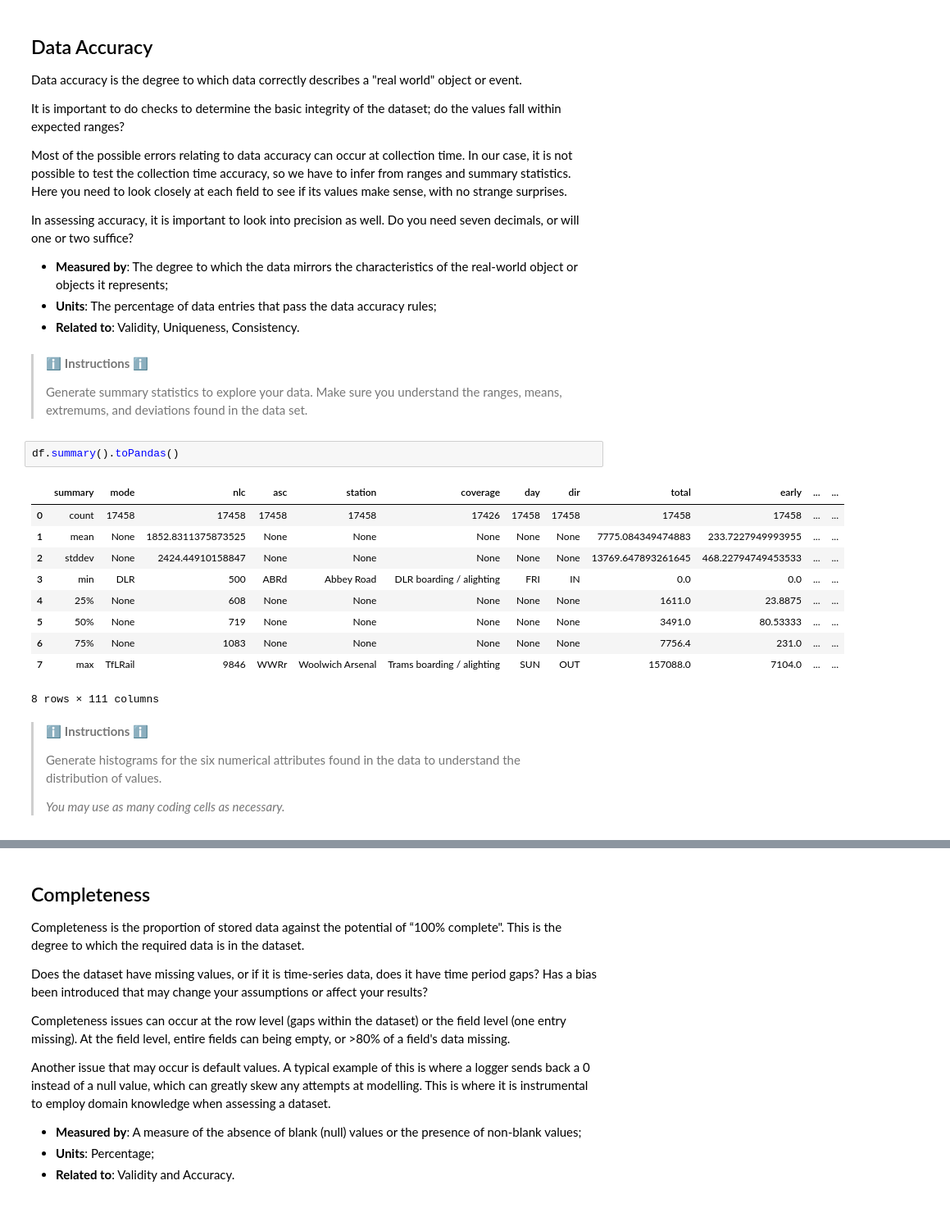
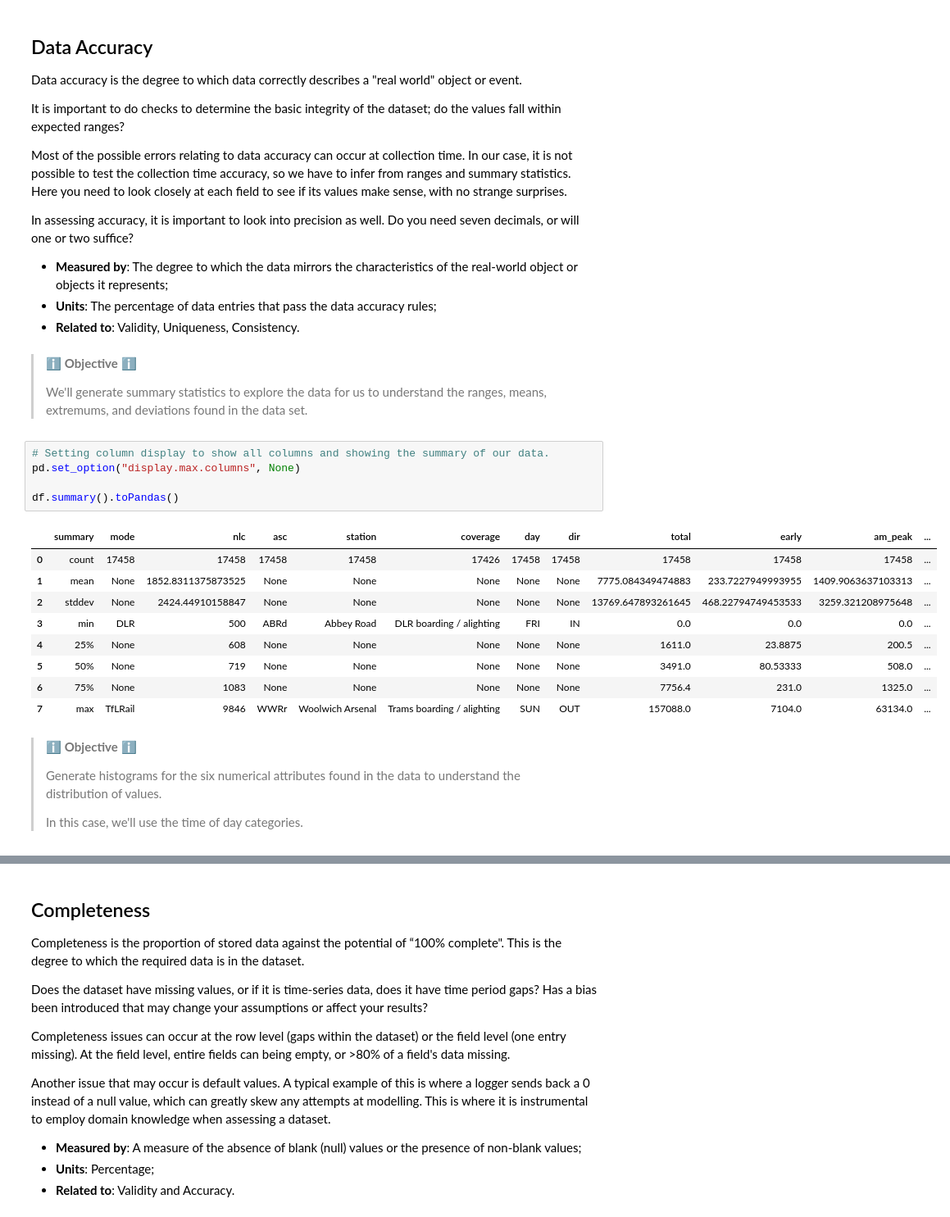
Before and after one commit to chidike10/Towards-a-Tube-Twin-passenger-forecasting-project, a Jupyter notebook: Workbook/Data_Profiling_Notebook.ipynb, the cells around one changed output, grey strips where cells are left out. Shown: that part at 82% size. Drawn from its saved outputs; the diff is of its cells as text.

```diff
--- a/Workbook/Data_Profiling_Notebook.ipynb
+++ b/Workbook/Data_Profiling_Notebook.ipynb
@@ -93,25 +93,27 @@ In assessing accuracy, it is important to look into precision as well. Do you ne
 - **Units**: The percentage of data entries that pass the data accuracy rules;
 - **Related to**: Validity, Uniqueness, Consistency.
 # %% [markdown]
-> ℹ️ **Instructions** ℹ️
+> ℹ️ **Objective** ℹ️
 >
-> Generate summary statistics to explore your data. Make sure you understand the ranges, means, extremums, and deviations found in the data set.
+> We'll generate summary statistics to explore the data for us to understand the ranges, means, extremums, and deviations found in the data set.
-# %%
-df.summary().toPandas()
-# %% [output]
-|  | summary | mode | nlc | asc | station | coverage | day | dir | total | early | ... | ... |
-| 0 | count | 17458 | 17458 | 17458 | 17458 | 17426 | 17458 | 17458 | 17458 | 17458 | ... | ... |
-| 1 | mean | None | 1852.8311375873525 | None | None | None | None | None | 7775.084349474883 | 233.7227949993955 | ... | ... |
-| 2 | stddev | None | 2424.44910158847 | None | None | None | None | None | 13769.647893261645 | 468.22794749453533 | ... | ... |
-| 3 | min | DLR | 500 | ABRd | Abbey Road | DLR boarding / alighting | FRI | IN | 0.0 | 0.0 | ... | ... |
-| 4 | 25% | None | 608 | None | None | None | None | None | 1611.0 | 23.8875 | ... | ... |
-| 5 | 50% | None | 719 | None | None | None | None | None | 3491.0 | 80.53333 | ... | ... |
-| 6 | 75% | None | 1083 | None | None | None | None | None | 7756.4 | 231.0 | ... | ... |
-| 7 | max | TfLRail | 9846 | WWRr | Woolwich Arsenal | Trams boarding / alighting | SUN | OUT | 157088.0 | 7104.0 | ... | ... |
-8 rows × 111 columns
+# %%
+# Setting column display to show all columns and showing the summary of our data.
+pd.set_option("display.max.columns", None)
+
+df.summary().toPandas()
+# %% [output]
+|  | summary | mode | nlc | asc | station | coverage | day | dir | total | early | am_peak | ... |
+| 0 | count | 17458 | 17458 | 17458 | 17458 | 17426 | 17458 | 17458 | 17458 | 17458 | 17458 | ... |
+| 1 | mean | None | 1852.8311375873525 | None | None | None | None | None | 7775.084349474883 | 233.7227949993955 | 1409.9063637103313 | ... |
+| 2 | stddev | None | 2424.44910158847 | None | None | None | None | None | 13769.647893261645 | 468.22794749453533 | 3259.321208975648 | ... |
+| 3 | min | DLR | 500 | ABRd | Abbey Road | DLR boarding / alighting | FRI | IN | 0.0 | 0.0 | 0.0 | ... |
+| 4 | 25% | None | 608 | None | None | None | None | None | 1611.0 | 23.8875 | 200.5 | ... |
+| 5 | 50% | None | 719 | None | None | None | None | None | 3491.0 | 80.53333 | 508.0 | ... |
+| 6 | 75% | None | 1083 | None | None | None | None | None | 7756.4 | 231.0 | 1325.0 | ... |
+| 7 | max | TfLRail | 9846 | WWRr | Woolwich Arsenal | Trams boarding / alighting | SUN | OUT | 157088.0 | 7104.0 | 63134.0 | ... |
 # %% [markdown]
-> ℹ️ **Instructions** ℹ️
+> ℹ️ **Objective** ℹ️
 >
 > Generate histograms for the six numerical attributes found in the data to understand the distribution of values.
 >
->*You may use as many coding cells as necessary.*
+> In this case, we'll use the time of day categories.
```
Also changed, not shown: parts of 21 cells of this notebook.
